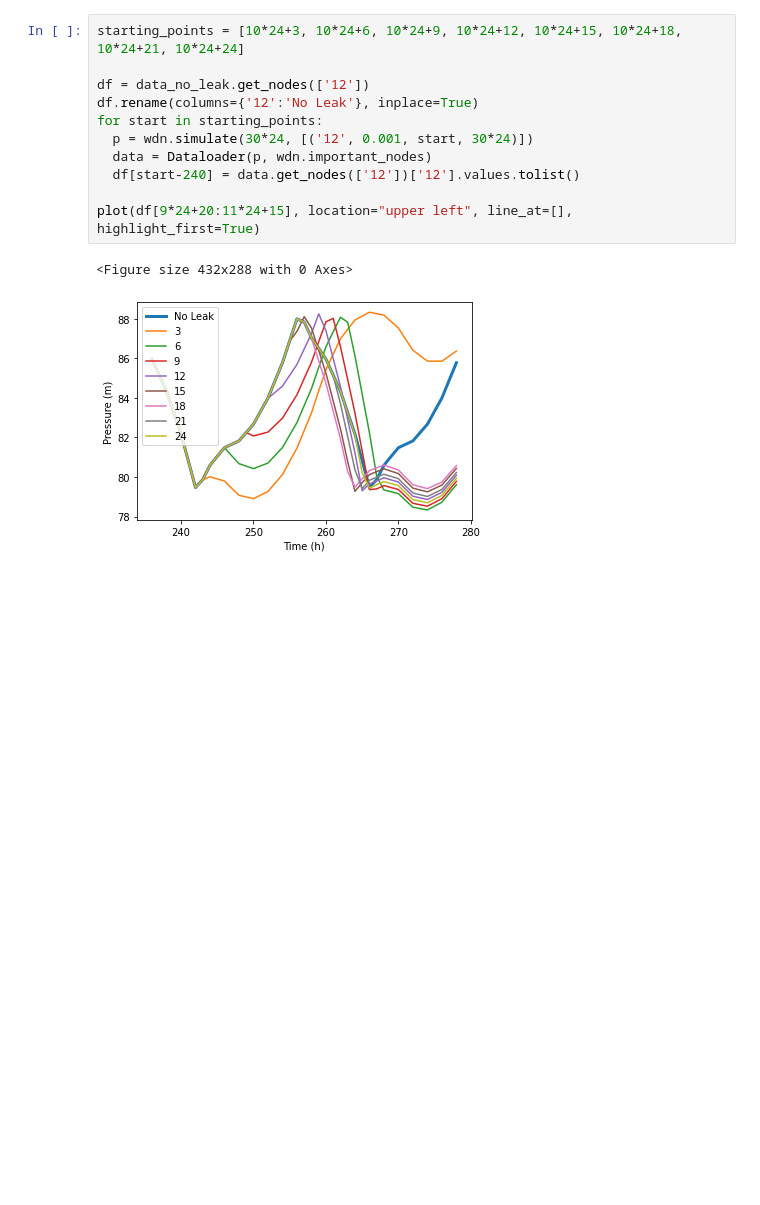
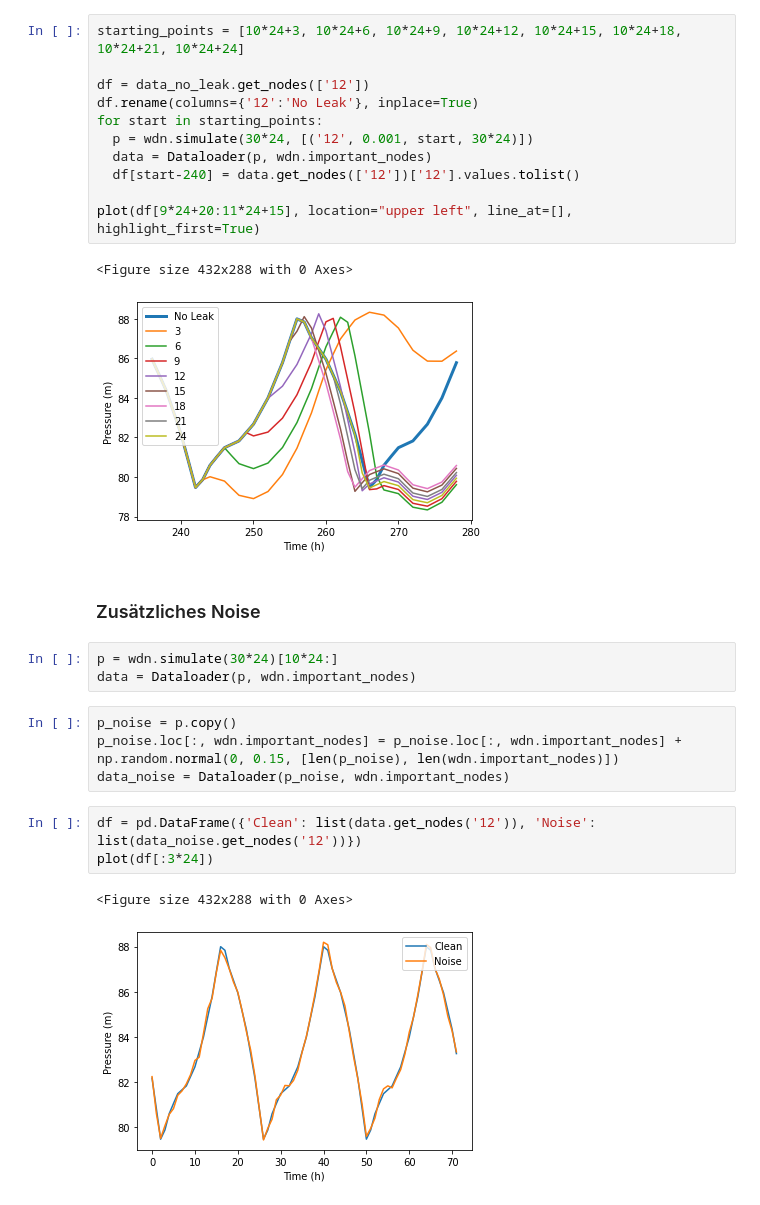
Before and after one commit to JulianBvW/BA-WDN-Leakage-Detection, a Jupyter notebook: VisualTesting.ipynb, the cells around one changed output. Cells and saved outputs as stored; diff of their text form; blank space fills up the shorter version.

```diff
--- a/VisualTesting.ipynb
+++ b/VisualTesting.ipynb
@@ -300,3 +300,18 @@ plot(df[9*24+20:11*24+15], location="upper left", line_at=[], highlight_first=Tr
 # %% [output]
 <Figure size 432x288 with 0 Axes>
 [figure]
+# %% [markdown]
+### Zusätzliches Noise
+# %%
+p = wdn.simulate(30*24)[10*24:]
+data = Dataloader(p, wdn.important_nodes)
+# %%
+p_noise = p.copy()
+p_noise.loc[:, wdn.important_nodes] = p_noise.loc[:, wdn.important_nodes] + np.random.normal(0, 0.15, [len(p_noise), len(wdn.important_nodes)])
+data_noise = Dataloader(p_noise, wdn.important_nodes)
+# %%
+df = pd.DataFrame({'Clean': list(data.get_nodes('12')), 'Noise': list(data_noise.get_nodes('12'))})
+plot(df[:3*24])
+# %% [output]
+<Figure size 432x288 with 0 Axes>
+[figure, added]
```
Also changed, not shown: parts of 1 cell of this notebook.
